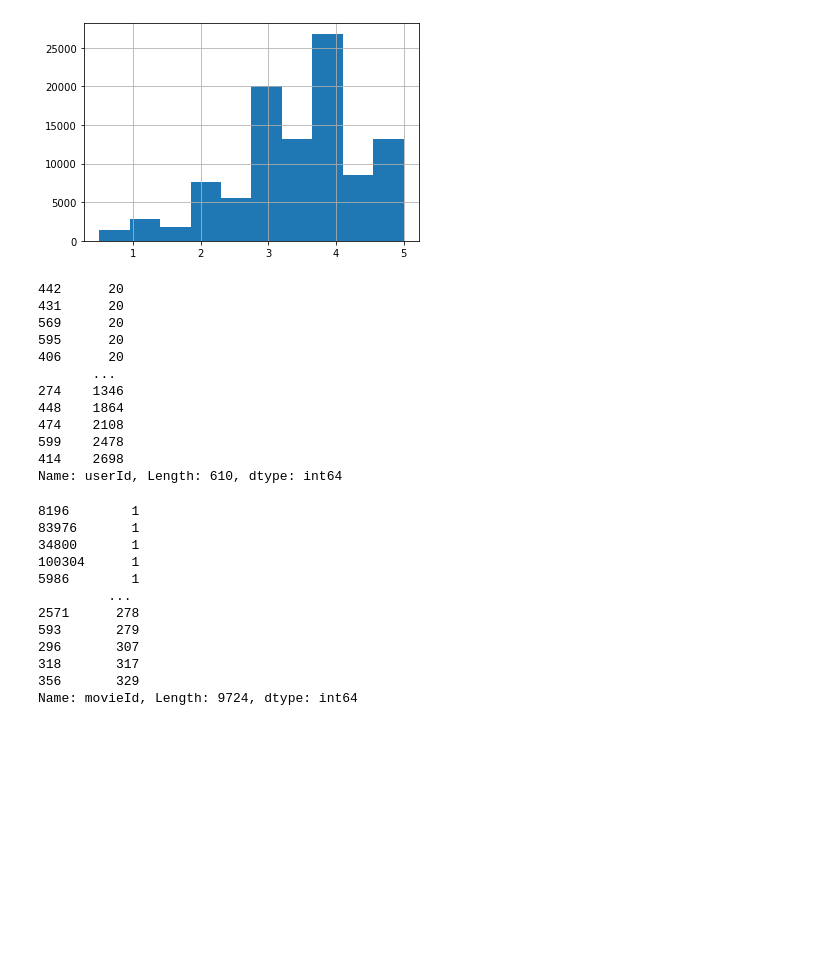
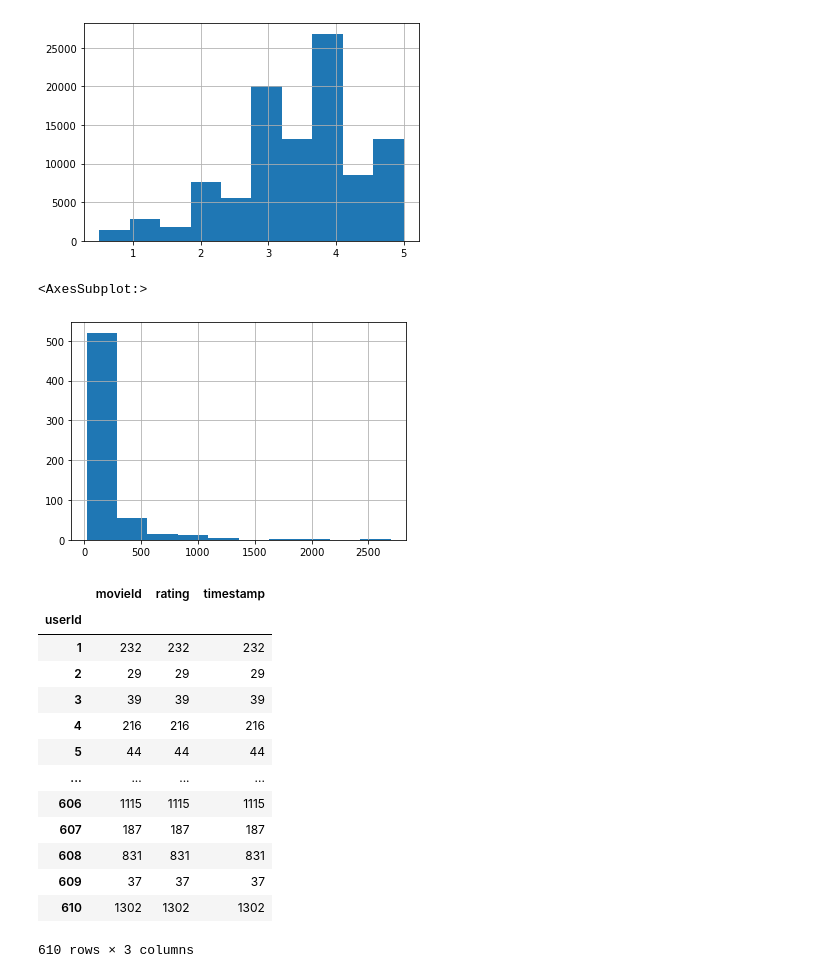
Before and after one commit to wharr1203/Chimera-Movie-Recommendations, a Jupyter notebook: Notebooks/Wayne/Untitled.ipynb, the cells around one changed output. Cells and saved outputs as stored; diff of their text form; code cells hidden in the pictures; blank space fills up the shorter version.

```diff
--- a/Notebooks/Wayne/Untitled.ipynb
+++ b/Notebooks/Wayne/Untitled.ipynb
@@ -187,32 +187,7 @@ ratings['rating'].hist()
 <AxesSubplot:>
 [figure]
 # %%
-ratings['userId'].value_counts(ascending=True)
+ratings['userId'].value_counts(ascending=True).hist()
 # %% [output]
-442      20
-431      20
-569      20
-595      20
-406      20
-       ...
-274    1346
-448    1864
-474    2108
-599    2478
-414    2698
-Name: userId, Length: 610, dtype: int64
+<AxesSubplot:>
+[figure, added]
-# %%
-ratings['movieId'].value_counts(ascending=True)
-# %% [output]
-8196        1
-83976       1
-34800       1
-100304      1
-5986        1
-         ...
-2571      278
-593       279
-296       307
-318       317
-356       329
-Name: movieId, Length: 9724, dtype: int64
@@ -220,0 +194,17 @@ grou
+# %%
+ratings.groupby('userId').count()
+# %% [output]
+|  | movieId | rating | timestamp |
+| userId |  |  |  |
+| 1 | 232 | 232 | 232 |
+| 2 | 29 | 29 | 29 |
+| 3 | 39 | 39 | 39 |
+| 4 | 216 | 216 | 216 |
+| 5 | 44 | 44 | 44 |
+| ... | ... | ... | ... |
+| 606 | 1115 | 1115 | 1115 |
+| 607 | 187 | 187 | 187 |
+| 608 | 831 | 831 | 831 |
+| 609 | 37 | 37 | 37 |
+| 610 | 1302 | 1302 | 1302 |
+610 rows × 3 columns
```
Also changed, not shown: parts of 10 cells of this notebook.
